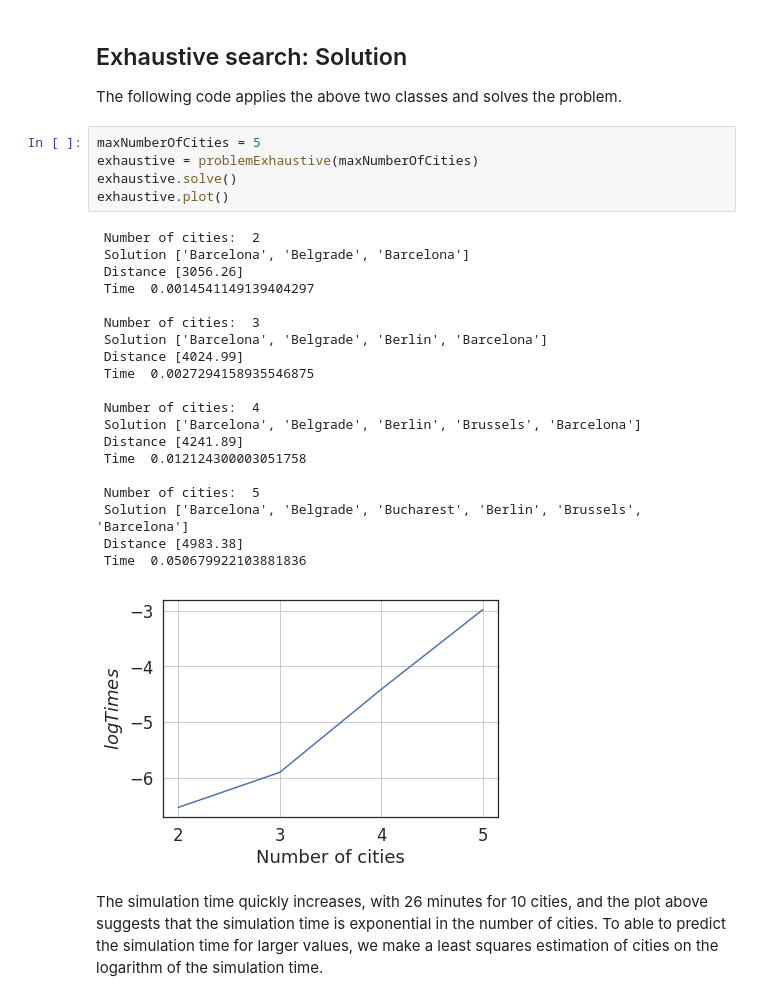
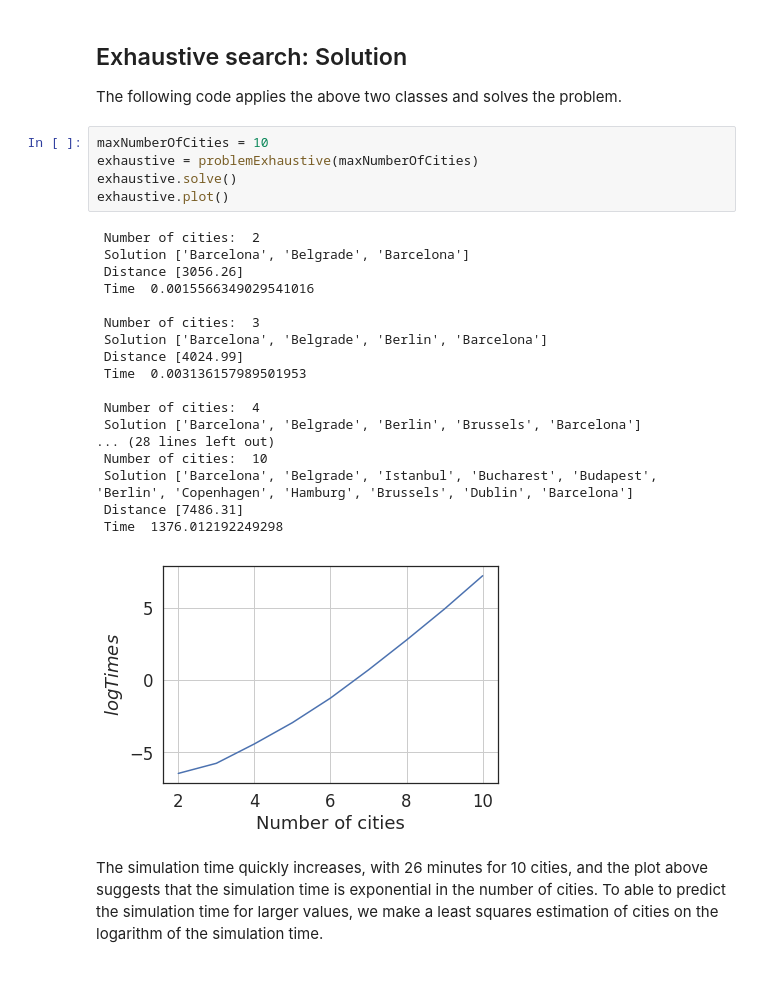
Before and after one commit to kaaja/BIC, a Jupyter notebook: m1/m1.ipynb, the cells around one changed output. Drawn from its saved outputs; the diff is of its cells as text.

```diff
--- a/m1/m1.ipynb
+++ b/m1/m1.ipynb
@@ -138,31 +117,29 @@ class problemExhaustive:
 ## Exhaustive search: Solution
 The following code applies the above two classes and solves the problem.
 # %%
-maxNumberOfCities = 5
+maxNumberOfCities = 10
 exhaustive = problemExhaustive(maxNumberOfCities)
 exhaustive.solve()
 exhaustive.plot()
 # %% [output]
  Number of cities:  2
  Solution ['Barcelona', 'Belgrade', 'Barcelona']
  Distance [3056.26]
- Time  0.0014541149139404297
+ Time  0.0015566349029541016
 
  Number of cities:  3
  Solution ['Barcelona', 'Belgrade', 'Berlin', 'Barcelona']
  Distance [4024.99]
- Time  0.0027294158935546875
+ Time  0.003136157989501953
 
  Number of cities:  4
  Solution ['Barcelona', 'Belgrade', 'Berlin', 'Brussels', 'Barcelona']
- Distance [4241.89]
- Time  0.012124300003051758
-
- Number of cities:  5
- Solution ['Barcelona', 'Belgrade', 'Bucharest', 'Berlin', 'Brussels', 'Barcelona']
- Distance [4983.38]
- Time  0.050679922103881836
+... (28 lines left out)
+ Number of cities:  10
+ Solution ['Barcelona', 'Belgrade', 'Istanbul', 'Bucharest', 'Budapest', 'Berlin', 'Copenhagen', 'Hamburg', 'Brussels', 'Dublin', 'Barcelona']
+ Distance [7486.31]
+ Time  1376.012192249298
-[figure, old version]
+[figure, new version]
 # %% [markdown]
 The simulation time quickly increases, with 26 minutes for 10 cities, and the plot above suggests that the simulation time is exponential in the number of cities. To able to predict the simulation time for larger values, we make a least squares estimation of cities on the logarithm of the simulation time.
 # %%
```
Also changed, not shown: parts of 17 cells of this notebook.
